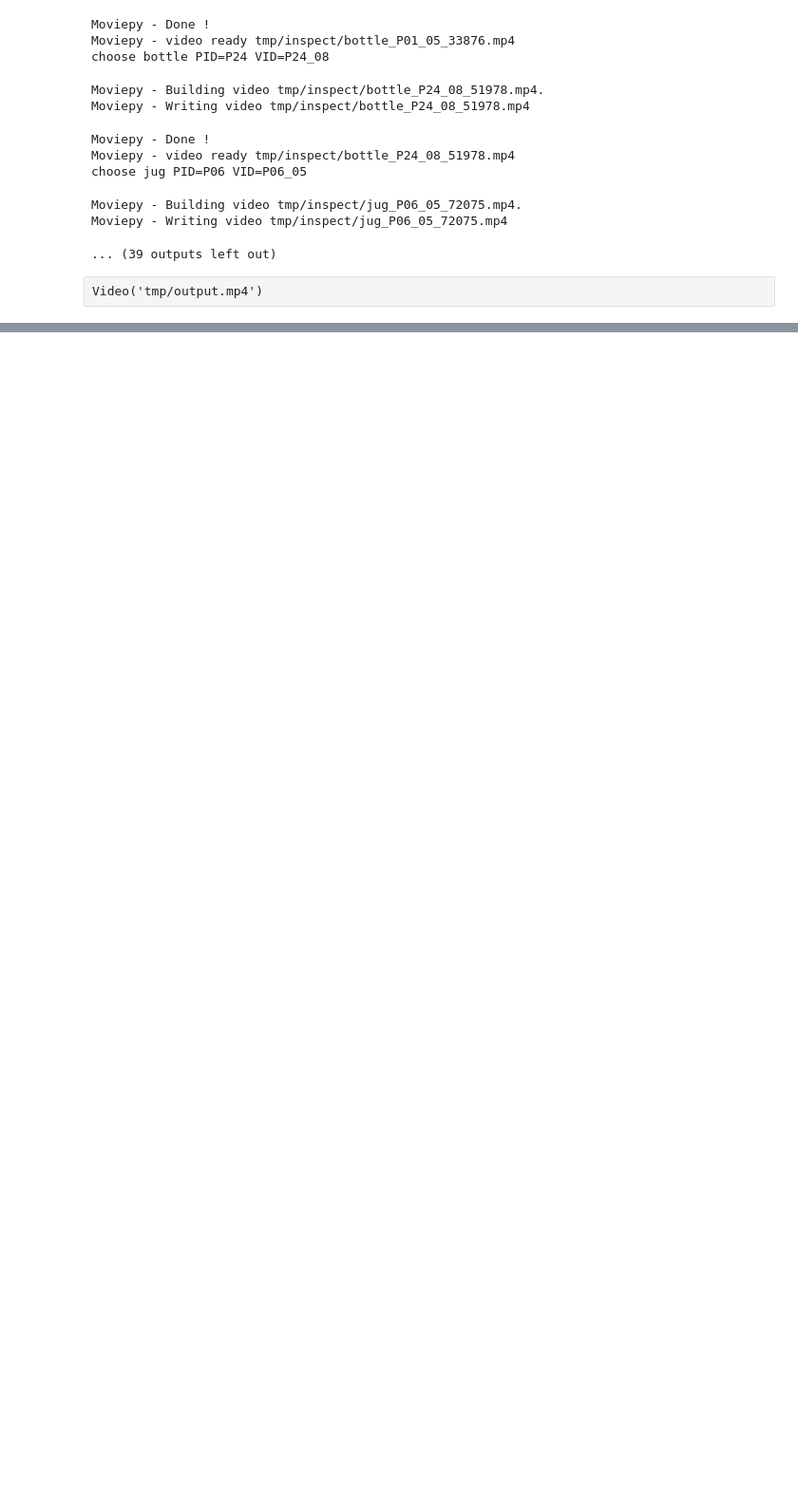
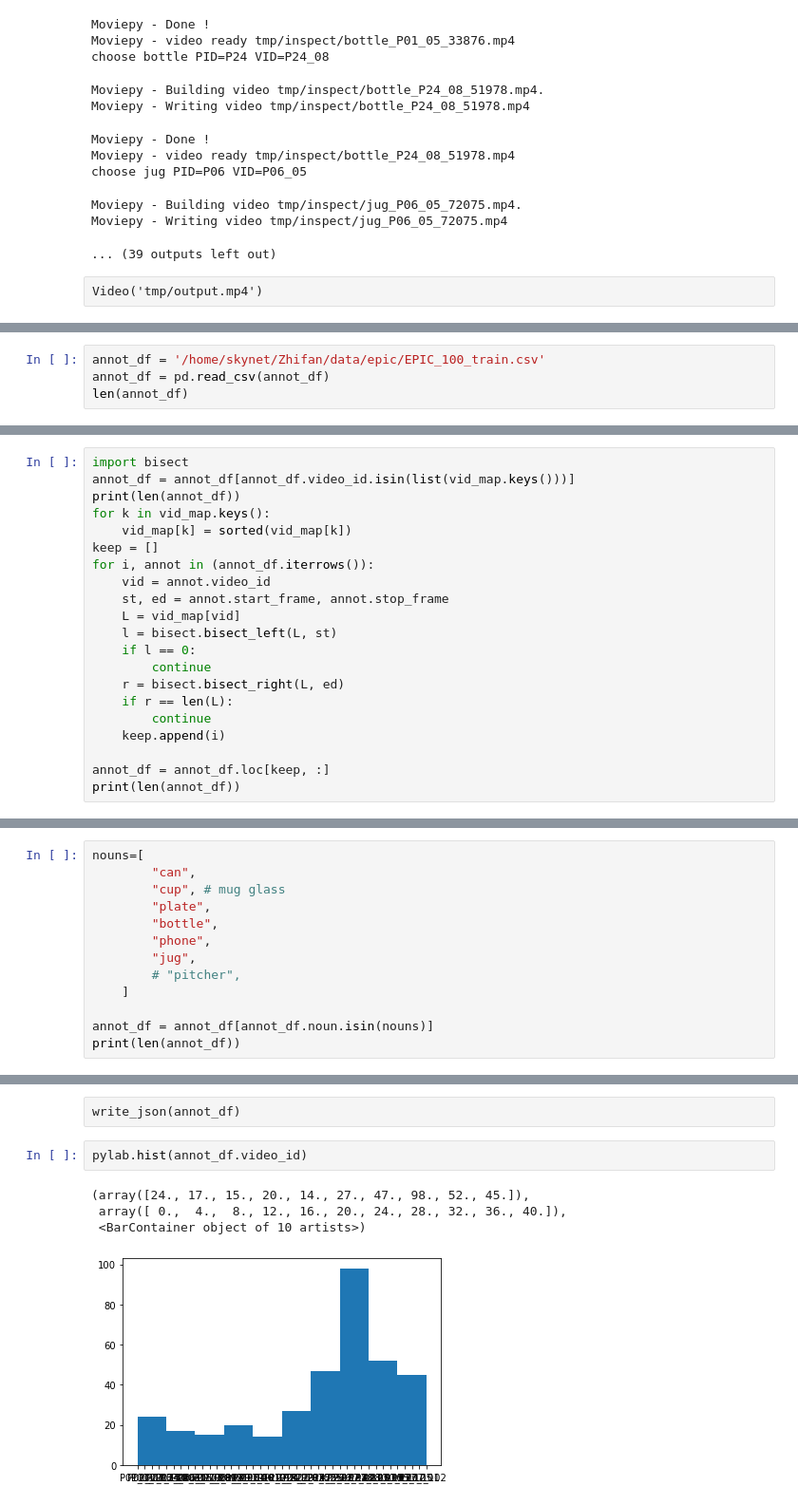
Before and after one commit to ktw361/homan, a Jupyter notebook: EPIC-video-selection.ipynb, the cells around one changed output, grey strips where cells are left out. Shown at 95% size. Cells and saved outputs as stored; diff of their text form; blank space fills up the shorter version.

```diff
--- a/EPIC-video-selection.ipynb
+++ b/EPIC-video-selection.ipynb
@@ -152,0 +161,4 @@ Video('tmp/output.mp4')
+# %%
+annot_df = '/home/skynet/Zhifan/data/epic/EPIC_100_train.csv'
+annot_df = pd.read_csv(annot_df)
+len(annot_df)
@@ -152,0 +199,21 @@ Video('tmp/output.mp4')
+# %%
+import bisect
+annot_df = annot_df[annot_df.video_id.isin(list(vid_map.keys()))]
+print(len(annot_df))
+for k in vid_map.keys():
+    vid_map[k] = sorted(vid_map[k])
+keep = []
+for i, annot in (annot_df.iterrows()):
+    vid = annot.video_id
+    st, ed = annot.start_frame, annot.stop_frame
+    L = vid_map[vid]
+    l = bisect.bisect_left(L, st)
+    if l == 0:
+        continue
+    r = bisect.bisect_right(L, ed)
+    if r == len(L):
+        continue
+    keep.append(i)
+
+annot_df = annot_df.loc[keep, :]
+print(len(annot_df))
@@ -152,0 +225,13 @@ Video('tmp/output.mp4')
+# %%
+nouns=[
+        "can",
+        "cup", # mug glass
+        "plate",
+        "bottle",
+        "phone",
+        "jug",
+        # "pitcher",
+    ]
+
+annot_df = annot_df[annot_df.noun.isin(nouns)]
+print(len(annot_df))
@@ -152,0 +260,9 @@ Video('tmp/output.mp4')
+# %% [raw]
+write_json(annot_df)
+# %%
+pylab.hist(annot_df.video_id)
+# %% [output]
+(array([24., 17., 15., 20., 14., 27., 47., 98., 52., 45.]),
+ array([ 0.,  4.,  8., 12., 16., 20., 24., 28., 32., 36., 40.]),
+ <BarContainer object of 10 artists>)
+[figure, added]
```
Also changed, not shown: parts of 20 cells of this notebook, 4 other files.
